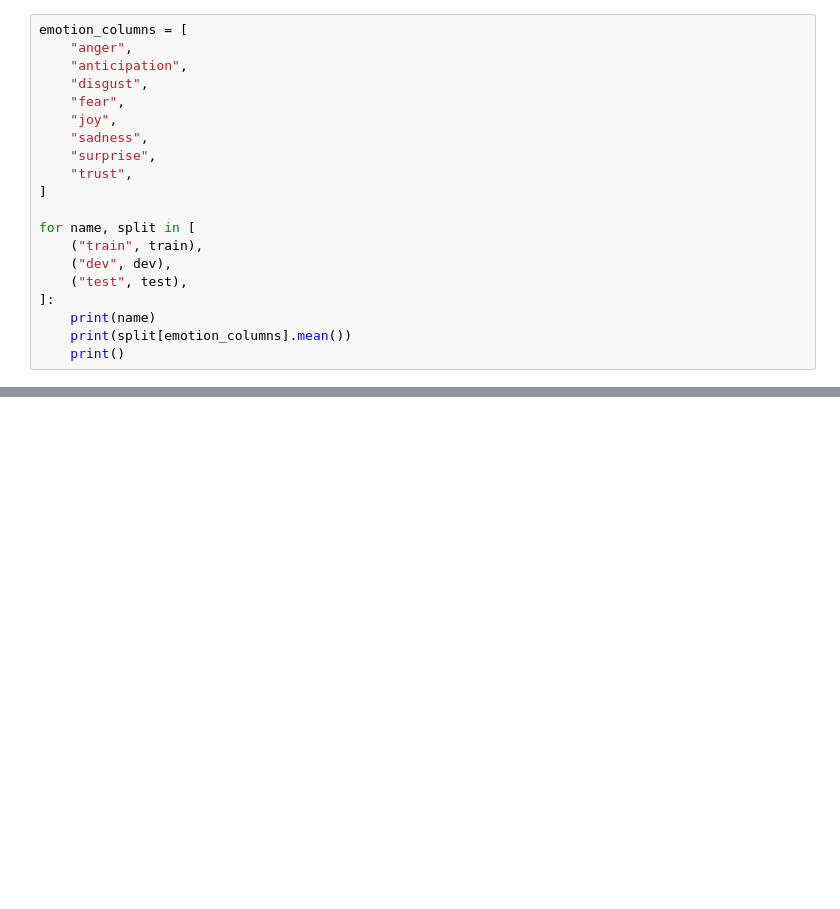
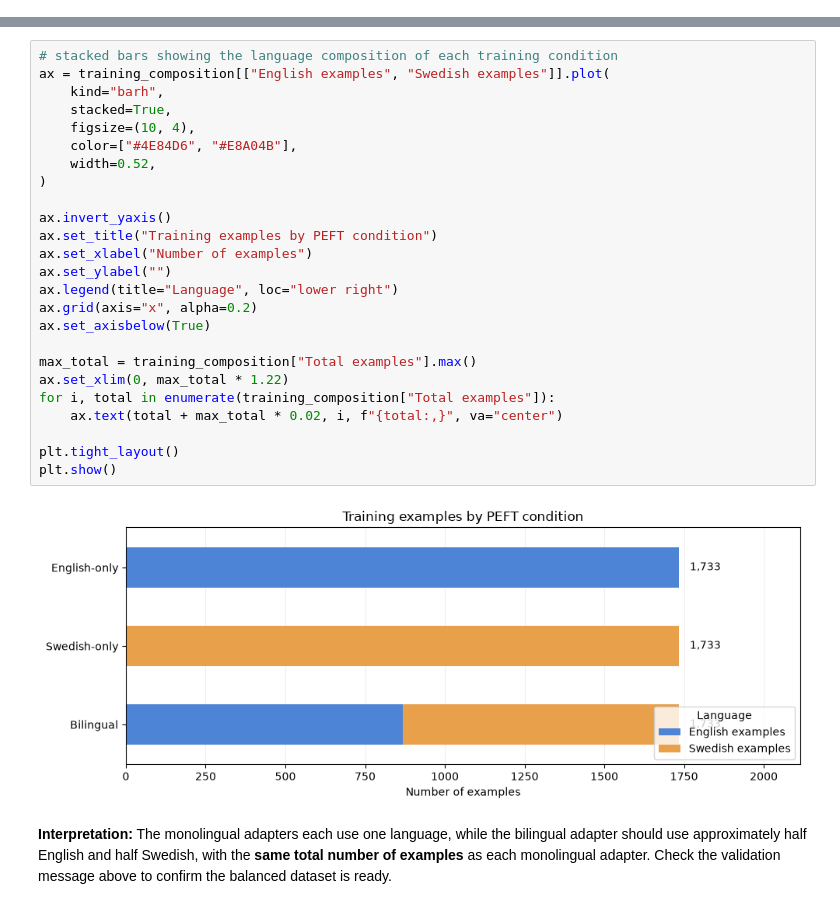
Before and after one commit to AlMaSm7/LLM_sentiment_classification, a Jupyter notebook: notebooks/data_check.ipynb, the cells around one changed output, grey strips where cells are left out. Drawn from its saved outputs; the diff is of its cells as text; blank space fills up the shorter version.

Commit message:
balancing bilingual datasets, adjusted prompting

```diff
--- a/notebooks/data_check.ipynb
+++ b/notebooks/data_check.ipynb
@@ -30,20 +0,0 @@ train.head()
-# %%
-emotion_columns = [
-    "anger",
-    "anticipation",
-    "disgust",
-    "fear",
-    "joy",
-    "sadness",
-    "surprise",
-    "trust",
-]
-
-for name, split in [
-    ("train", train),
-    ("dev", dev),
-    ("test", test),
-]:
-    print(name)
-    print(split[emotion_columns].mean())
-    print()
@@ -67,0 +269,29 @@ dtype: float64
+# %%
+# stacked bars showing the language composition of each training condition
+ax = training_composition[["English examples", "Swedish examples"]].plot(
+    kind="barh",
+    stacked=True,
+    figsize=(10, 4),
+    color=["#4E84D6", "#E8A04B"],
+    width=0.52,
+)
+
+ax.invert_yaxis()
+ax.set_title("Training examples by PEFT condition")
+ax.set_xlabel("Number of examples")
+ax.set_ylabel("")
+ax.legend(title="Language", loc="lower right")
+ax.grid(axis="x", alpha=0.2)
+ax.set_axisbelow(True)
+
+max_total = training_composition["Total examples"].max()
+ax.set_xlim(0, max_total * 1.22)
+for i, total in enumerate(training_composition["Total examples"]):
+    ax.text(total + max_total * 0.02, i, f"{total:,}", va="center")
+
+plt.tight_layout()
+plt.show()
+# %% [output]
+[figure, added]
+# %% [markdown]
+**Interpretation:** The monolingual adapters each use one language, while the bilingual adapter should use approximately half English and half Swedish, with the **same total number of examples** as each monolingual adapter. Check the validation message above to confirm the balanced dataset is ready.
```
Also changed, not shown: parts of 14 cells of this notebook, 10 other files.
